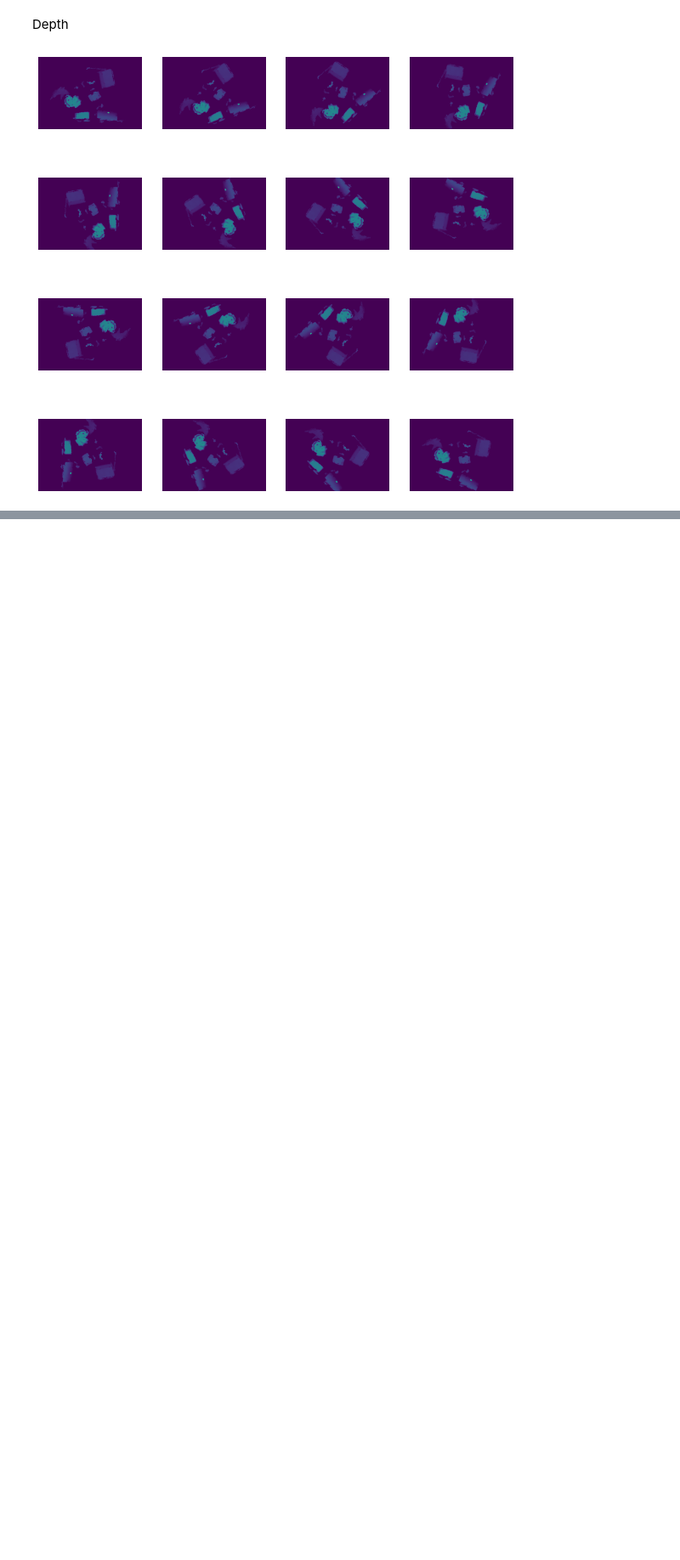
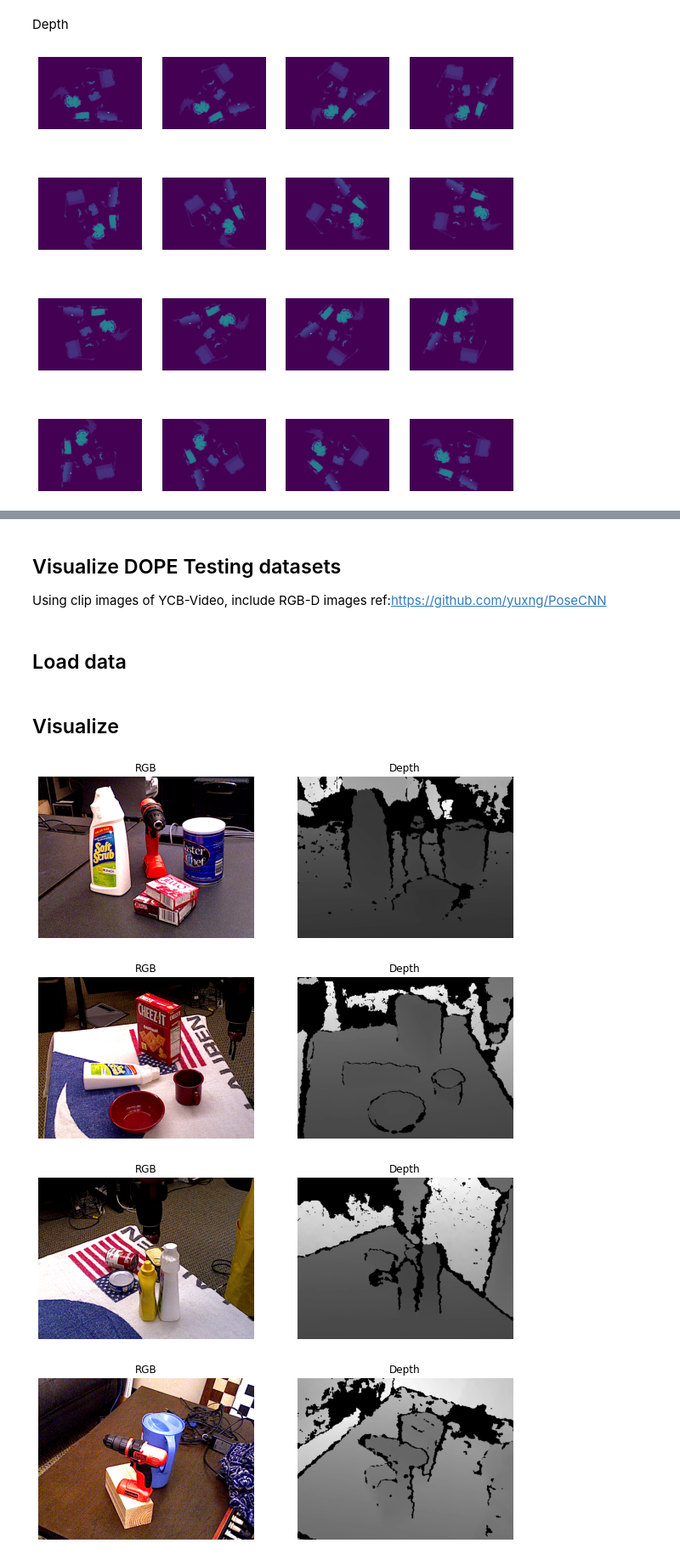
Before and after one commit to ARG-NCTU/handover_grasping, a Jupyter notebook: 00_Datavisualizer.ipynb, the cells around one changed output, grey strips where cells are left out. Shown at 85% size. Drawn from its saved outputs; the diff is of its cells as text; code cells hidden in the pictures; blank space fills up the shorter version.

Commit message:
add DOPE

```diff
--- a/00_Datavisualizer.ipynb
+++ b/00_Datavisualizer.ipynb
@@ -53,8 +53,9 @@ class handover_grasping_dataset(Dataset):
             depth_img = cv2.imread(self.data_dir+"/depth/depth_"+idx_name+'.jpg', -1)
             depth_origin = cv2.imread(self.data_dir+"/depth/depth_"+idx_name+'.jpg', -1).astype(float)
         if self.depth_t != 'npy':
-            depth_img = depth_img[:,:,0]
-            depth_origin = depth_origin[:,:,0]
+            if len(depth_img.shape) == 3:
+                depth_img = depth_img[:,:,0]
+                depth_origin = depth_origin[:,:,0]
 
         if depth_origin.shape[0] == 224:
             depth_origin = cv2.resize(depth_origin,(640,480))
@@ -145,7 +146,10 @@ class rosenberger_dataloader():
             depth = depth/1000.0
         else:
             depth = cv2.imread(self.data_path+'/depth/depth_'+idx+'.png',-1)
-            depth = depth[:,:,0]/1000.0
+            if len(depth.shape) == 3:
+                depth = depth[:,:,0]/1000.0
+            else:
+                depth = depth/1000.0
 
         mask_hand = cv2.imread(self.data_path+'/mask_hand/mask_hand_'+idx+'.png', cv2.IMREAD_GRAYSCALE)
         mask_body = cv2.imread(self.data_path+'/mask_body/mask_body_'+idx+'.png', cv2.IMREAD_GRAYSCALE)
@@ -212,6 +216,7 @@ class parallel_jaw_based_grasping_dataset(Dataset):
             depth_img = np.load(self.data_dir+"/depth/depth_"+idx_name+'.npy')
             depth_origin_img = np.load(self.data_dir+"/depth/depth_"+idx_name+'.npy')
 
+
         color_img = color_img[:,:,[2,1,0]]
         color = (color_img/255.).astype(float)
         color_rgb = np.zeros(color.shape)
@@ -440,0 +439,4 @@ hanet_easy_loader = rosenberger_dataloader('/home/arg/handover_grasping/data/Dop
+# %% [markdown]
+## Visualize DOPE Testing datasets
+Using clip images of YCB-Video, include RGB-D images
+ref:https://github.com/yuxng/PoseCNN
@@ -440,0 +447,32 @@ hanet_easy_loader = rosenberger_dataloader('/home/arg/handover_grasping/data/Dop
+# %% [markdown]
+## Load data
+# %%
+hanet_easy_loader = rosenberger_dataloader('/home/arg/handover_grasping/data/Dope_testing', color_type='png',depth_type='png')
+# %% [markdown]
+## Visualize
+# %%
+for _ in range(4):
+    # Get sample data
+    batch = hanet_easy_loader.get_next_data()
+    color = batch['color']
+    color = cv2.cvtColor(color, cv2.COLOR_BGR2RGB)
+    depth = batch['depth']
+
+    # Visualize
+    fig = plt.figure(figsize=(10, 10))
+    fig.add_subplot(1, 2, 1)
+    plt.axis('off')
+    plt.title('RGB')
+    plt.imshow(color)
+
+    fig.add_subplot(1, 2, 2)
+    plt.axis('off')
+    plt.title('Depth')
+    plt.imshow(depth, cmap='gray')
+
+    plt.show()
+# %% [output]
+[figure, added]
+[figure, added]
+[figure, added]
+[figure, added]
```
Also changed, not shown: parts of 3 cells of this notebook, 1 other file.
